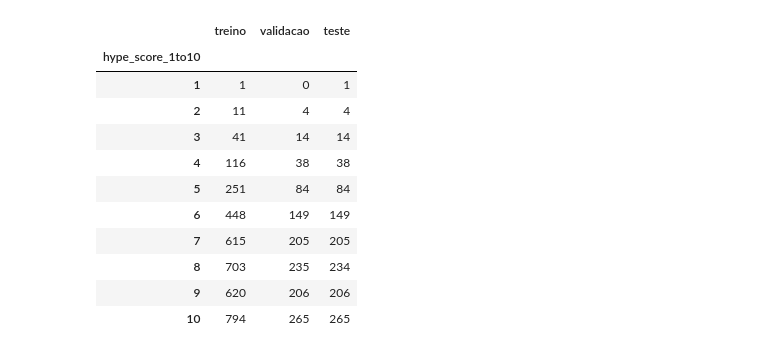
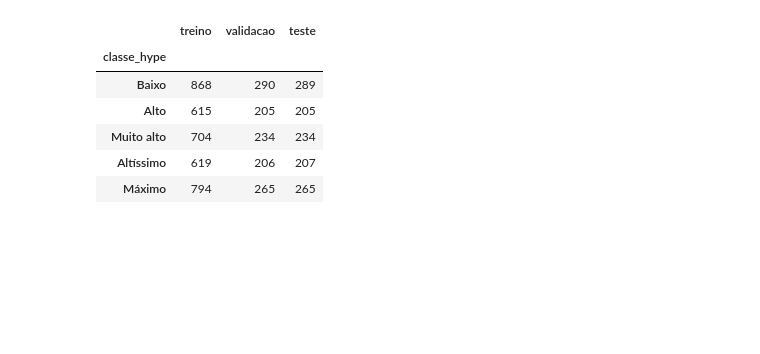
Before and after one commit to SoImRayh/TL_AI-MachineLearning, a Jupyter notebook: notebooks/Gta6ClassificacaoTrabalho.ipynb, the cells around one changed output. Saved outputs shown, nothing was run; the diff lists cells and outputs as text; code cells hidden in the pictures; blank space fills up the shorter version.

```diff
--- a/notebooks/Gta6ClassificacaoTrabalho.ipynb
+++ b/notebooks/Gta6ClassificacaoTrabalho.ipynb
@@ -41,23 +42,25 @@ DATASET = ROOT / 'datasets/gta6_fan_expectations_2026.csv'
 OUT = ROOT / 'docs/gta6_classificacao/resultados'
 FIG = OUT / 'figuras'
 FIG.mkdir(parents=True, exist_ok=True)
-TARGET = 'hype_score_1to10'
+NOTA = 'hype_score_1to10'
+TARGET = 'classe_hype'
 SEED = 42
 SEEDS = [42, 43, 44]
 FRACTIONS = [0.10, 0.30, 0.60, 0.90, 1.00]
 MAX_DEPTH = 12
 EPOCHS = 160
+ALPHAS = [1e-5, 1e-4, 1e-3, 1e-2, 1e-1]
 VERSIONS = {'python': platform.python_version(), 'numpy': np.__version__,
             'pandas': pd.__version__, 'scikit_learn': sklearn.__version__,
             'scipy': scipy.__version__}
 print(VERSIONS)
 plt.rcParams.update({'figure.figsize': (9, 5), 'axes.grid': True})
-df = pd.read_csv(DATASET)
-assert len(df) >= 2000
-assert df[TARGET].nunique() >= 5
-assert not df[TARGET].isna().any()
-assert df.respondent_id.is_unique
-CLASSES = np.sort(df[TARGET].unique())
-print('Dimensões:', df.shape, '\nClasses:', CLASSES)
+
+raw = pd.read_csv(DATASET)
+# respondent_id é só o identificador da linha: conferimos que é único e o removemos.
+assert raw.respondent_id.is_unique
+df = raw.drop(columns='respondent_id').reset_index(drop=True)
+assert len(df) >= 2000 and not df[NOTA].isna().any()
+print('Dimensões (sem ID):', df.shape)
 display(df.head())
 # %% [output]
@@ -149,81 +206,54 @@ Os tamanhos 30%, 60% e 90% se referem EXCLUSIVAMENTE aos 60% de treino: 18%, 36%
 # %%
-# Classes com dois registros não podem ocupar três partições disjuntas.
-rare = df[df[TARGET].map(df[TARGET].value_counts()) < 3]
-common = df.drop(index=rare.index)
-rare_train = rare.groupby(TARGET, group_keys=False).sample(n=1, random_state=SEED)
-rare_test = rare.drop(index=rare_train.index)
-train_val, common_test = train_test_split(
-    common, test_size=1200 - len(rare_test), stratify=common[TARGET], random_state=SEED)
-common_train, val = train_test_split(
-    train_val, test_size=1200, stratify=train_val[TARGET], random_state=SEED)
-train = pd.concat([common_train, rare_train]).sample(frac=1, random_state=SEED)
-test = pd.concat([common_test, rare_test]).sample(frac=1, random_state=SEED)
+train_val, test = train_test_split(df, test_size=0.20, stratify=df[TARGET], random_state=SEED)
+train, val = train_test_split(train_val, test_size=0.25, stratify=train_val[TARGET], random_state=SEED)
 assert (len(train), len(val), len(test)) == (3600, 1200, 1200)
-sets = [set(frame.respondent_id) for frame in [train, val, test]]
+sets = [set(frame.index) for frame in [train, val, test]]
 assert not sets[0] & sets[1] and not sets[0] & sets[2] and not sets[1] & sets[2]
-assert set.union(*sets) == set(df.respondent_id)
+assert set.union(*sets) == set(df.index)
 split_table = pd.DataFrame({name: frame[TARGET].value_counts().reindex(CLASSES, fill_value=0)
                            for name, frame in [('treino', train), ('validacao', val), ('teste', test)]})
 display(split_table)
 split_table.to_csv(OUT / 'particoes_por_classe.csv')
-pd.concat([frame[['respondent_id']].assign(particao=name)
+pd.concat([pd.DataFrame({'linha': frame.index, 'particao': name})
            for name, frame in [('treino', train), ('validacao', val), ('teste', test)]]
           ).to_csv(OUT / 'particoes_ids.csv', index=False)
-FEATURES = [c for c in df if c not in [TARGET, 'respondent_id']]
-assert TARGET not in FEATURES and 'respondent_id' not in FEATURES
+
+REMOVIDOS = [TARGET, NOTA, 'overall_sentiment']
+FEATURES = [c for c in df if c not in REMOVIDOS]
+assert not set(REMOVIDOS) & set(FEATURES)
 X_train, y_train = train[FEATURES], train[TARGET].to_numpy()
 X_val, y_val = val[FEATURES], val[TARGET].to_numpy()
-# Não preparar X_test nem predizer teste nesta fase.
-
-# Interpretação descritiva limitada ao treino.
-display(pd.crosstab(train.most_anticipated_feature, train[TARGET], normalize='index').round(3))
+print('Atributos usados:', FEATURES)
 
 
 def subconjuntos_aninhados(frame, seed):
     pools = {1.0: frame}
     current = frame
     for fraction in sorted([f for f in FRACTIONS if f < 1], reverse=True):
-        # Alocação proporcional com mínimo de um exemplo por classe.
-        # Preserva a classe rara em todos os subconjuntos, sem duplicá-la.
-        counts = current[TARGET].value_counts().reindex(CLASSES)
         size = int(round(len(frame) * fraction))
-        desired = counts.to_numpy() * size / len(current)
-        allocated = np.maximum(1, np.floor(desired).astype(int))
-        while allocated.sum() != size:
-            if allocated.sum() < size:
-                deficits = np.where(allocated < counts.to_numpy(), desired - allocated, -np.inf)
-                allocated[np.argmax(deficits)] += 1
-            else:
-                excess = np.where(allocated > 1, allocated - desired, -np.inf)
-                allocated[np.argmax(excess)] -= 1
-        current = pd.concat([current[current[TARGET] == label].sample(n=int(n), random_state=seed)
-                             for label, n in zip(CLASSES, allocated)])
+        current, _ = train_test_split(current, train_size=size, stratify=current[TARGET],
+                                      random_state=seed)
         pools[fraction] = current
     for small, large in zip(FRACTIONS[:-1], FRACTIONS[1:]):
-        assert set(pools[small].respondent_id) <= set(pools[large].respondent_id)
+        assert set(pools[small].index) <= set(pools[large].index)
     for fraction, sample in pools.items():
         assert len(sample) == round(len(frame) * fraction)
         assert set(sample[TARGET]) == set(CLASSES)
     return pools
 
 POOLS = {seed: subconjuntos_aninhados(train, seed) for seed in SEEDS}
 size_table = pd.DataFrame([{'fracao_treino': f, 'n_treino': len(POOLS[42][f]),
                            'fracao_total': len(POOLS[42][f]) / len(df)} for f in FRACTIONS])
 display(size_table)
 size_table.to_csv(OUT / 'tamanhos_treino.csv', index=False)
-pd.concat([sample[['respondent_id']].assign(semente=seed, fracao_treino=fraction)
+pd.concat([pd.DataFrame({'linha': sample.index, 'semente': seed, 'fracao_treino': fraction})
            for seed, pools in POOLS.items() for fraction, sample in pools.items()]
          ).to_csv(OUT / 'subconjuntos_ids.csv', index=False)
 # %% [output]
 |  | treino | validacao | teste |
-| hype_score_1to10 |  |  |  |
-| 1 | 1 | 0 | 1 |
-| 2 | 11 | 4 | 4 |
-| 3 | 41 | 14 | 14 |
-| 4 | 116 | 38 | 38 |
-| 5 | 251 | 84 | 84 |
-| 6 | 448 | 149 | 149 |
-| 7 | 615 | 205 | 205 |
-| 8 | 703 | 235 | 234 |
-| 9 | 620 | 206 | 206 |
-| 10 | 794 | 265 | 265 |
+| classe_hype |  |  |  |
+| Baixo | 868 | 290 | 289 |
+| Alto | 615 | 205 | 205 |
+| Muito alto | 704 | 234 | 234 |
+| Altíssimo | 619 | 206 | 207 |
+| Máximo | 794 | 265 | 265 |
```
Also changed, not shown: parts of 39 cells of this notebook, 53 other files.
